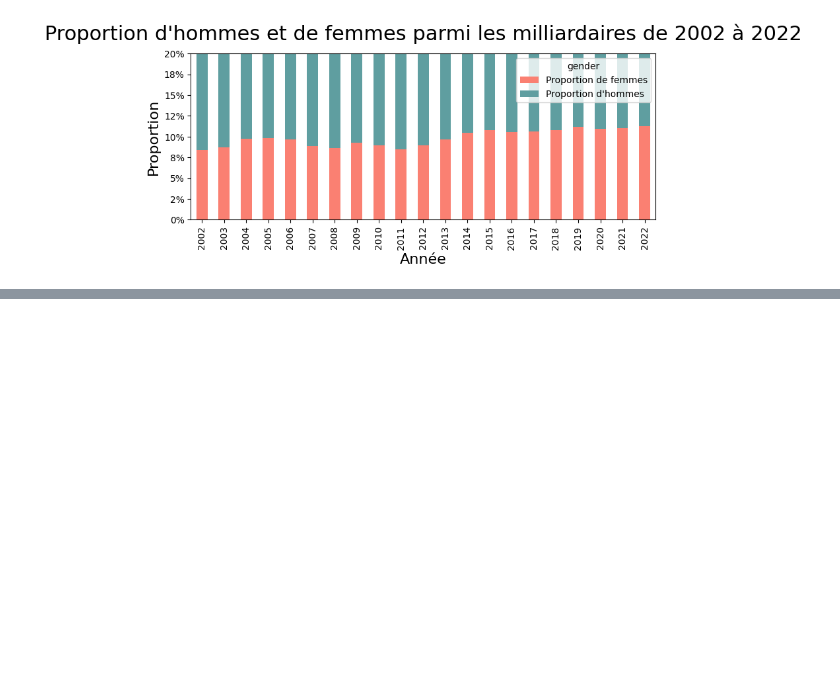
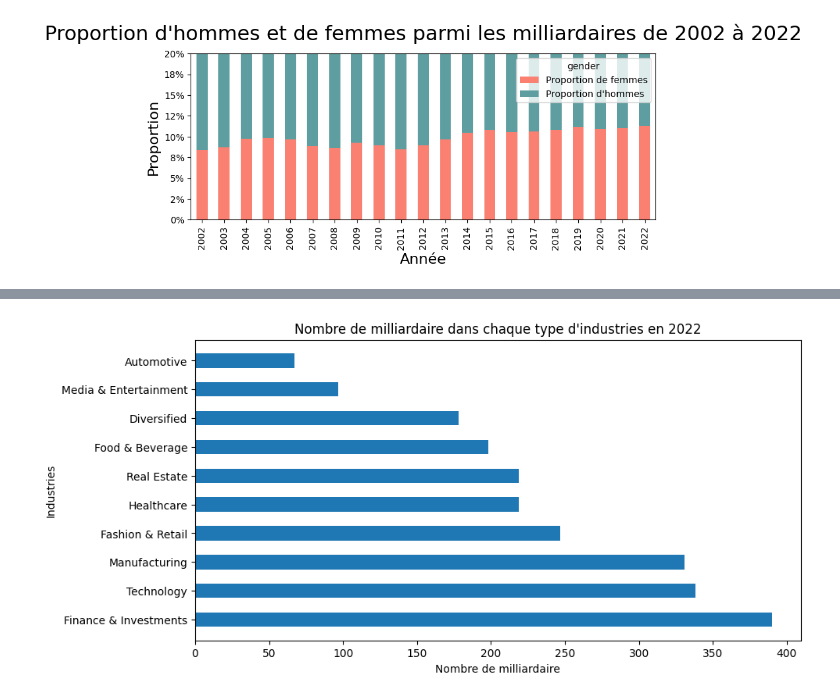
Before and after one commit to BrunetAlexis/Brief_2_Simplon, a Jupyter notebook: Brief_2_ARY_Group_Billionaires_DatasetDataviz.ipynb, the cells around one changed output, grey strips where cells are left out. Saved outputs shown, nothing was run; the diff lists cells and outputs as text; code cells hidden in the pictures; blank space fills up the shorter version.

```diff
--- a/Brief_2_ARY_Group_Billionaires_DatasetDataviz.ipynb
+++ b/Brief_2_ARY_Group_Billionaires_DatasetDataviz.ipynb
@@ -414,0 +475,9 @@ plt.show()
+# %%
+main_industries = data.main_industry.value_counts()[:10].index
+filtre_main_industries = data.main_industry.isin(top10_industry)
+# %%
+data_to_use = data[filtre_main_industries]
+count_person_industry = data_to_use.pivot_table(index='main_industry', values='name_cleaned', columns='time', aggfunc='count')
+# %%
+count_person_industry_2022 = count_person_industry.loc[:,2022].sort_values(ascending=False)
+count_person_industry_2022
@@ -414,0 +497,13 @@ plt.show()
+# %%
+bar_names = count_person_industry_2022.index.values
+bar_height = count_person_industry_2022.values
+# %%
+fig, ax = plt.subplots(figsize=(10,5))
+
+ax.barh(bar_names, bar_height, 0.5)
+ax.set_xlabel('Nombre de milliardaire')
+ax.set_ylabel('Industries')
+ax.set_title("Nombre de milliardaire dans chaque type d\'industries en 2022")
+plt.show()
+# %% [output]
+[figure, added]
```
Also changed, not shown: parts of 22 cells of this notebook.
